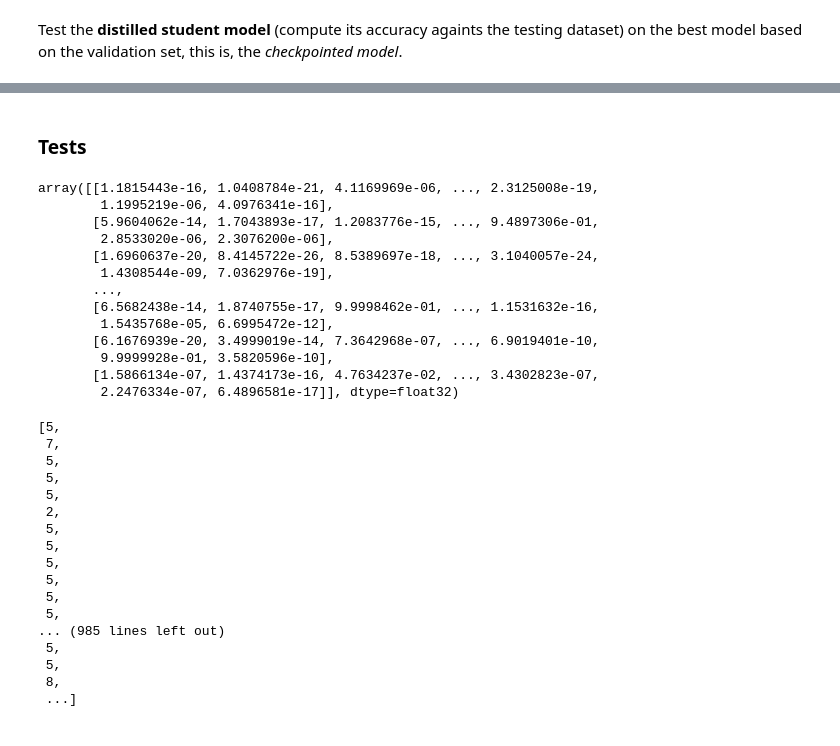
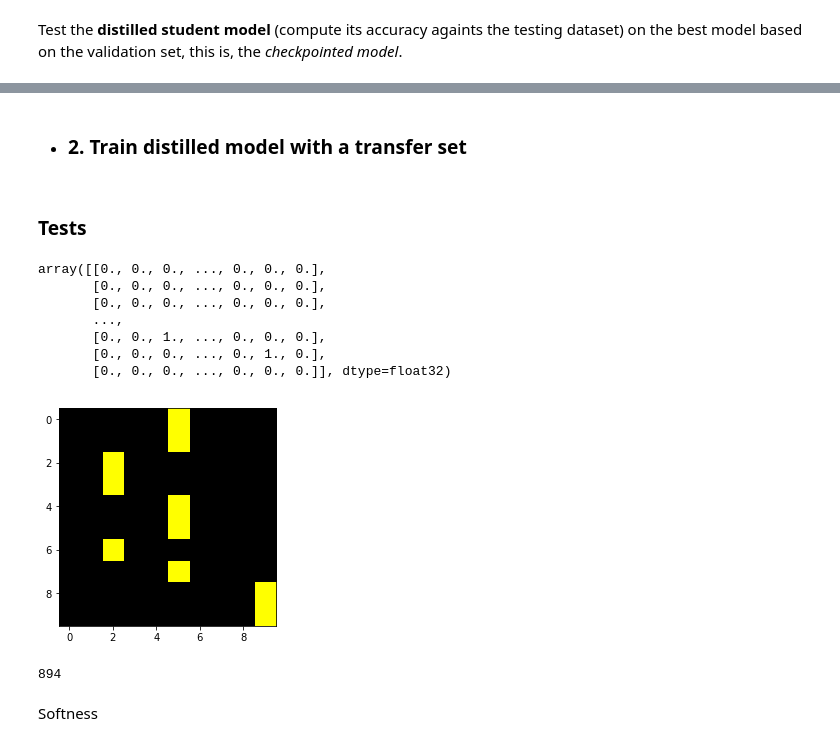
Before and after one commit to andoresu47/DeepLearning-Project, a Jupyter notebook: tensorflow/Playground.ipynb, the cells around one changed output, grey strips where cells are left out. Drawn from its saved outputs; the diff is of its cells as text; code cells hidden in the pictures.

```diff
--- a/tensorflow/Playground.ipynb
+++ b/tensorflow/Playground.ipynb
@@ -246,7 +260,8 @@ teacher_model = model.BigModel(num_steps=num_steps,
                                learning_rate=learning_rate,
                                temperature=temperature,
                                dropoutprob=dropout,
-                               checkpoint_dir="teachercpt",
+                               checkpoint_dir=checkpoint_dir,
+                               log_dir=log_dir,
                                model_type="teacher");
 # Start tf session
 teacher_model.start_session()
@@ -270,12 +282,16 @@ checkpoint_dir="ex1_dstudentcpt"
+# %%
+checkpoint_dir="ex1_dstudentcpt_t8000_gd"
+log_dir=checkpoint_dir + "\logs"
 # %% [markdown]
 Student model definition:
 # %%
-student_model = model.SmallModel(num_steps=num_steps,
+student_model = model.SmallModel(num_steps=5000,
                                  batch_size=batch_size,
-                                 learning_rate=learning_rate,
-                                 temperature=temperature,
-                                 dropoutprob=dropout,
+                                 learning_rate=0.0000001,
+                                 temperature=8000,
+                                 dropoutprob=0,
                                  checkpoint_dir=checkpoint_dir,
+                                 log_dir=log_dir,
                                  model_type="student");
 # %% [markdown]
 Training:
@@ -321,6 +338,8 @@ Testing Accuracy: 0.0
 # Close current tf sessions
 teacher_model.close_session()
 student_model.close_session()
+# %% [markdown]
+- ### 2. Train distilled model with a transfer set
 # %% [markdown]
 ### Tests
 # %%
@@ -331,38 +349,24 @@ test_images, test_labels = dataset.get_test_data()
 # %%
-res = student_model.predict(test_images_ex)
-res
+res3 = student_model.predict(test_images_ex)
+res3
 # %% [output]
-array([[1.1815443e-16, 1.0408784e-21, 4.1169969e-06, ..., 2.3125008e-19,
-        1.1995219e-06, 4.0976341e-16],
-       [5.9604062e-14, 1.7043893e-17, 1.2083776e-15, ..., 9.4897306e-01,
-        2.8533020e-06, 2.3076200e-06],
-       [1.6960637e-20, 8.4145722e-26, 8.5389697e-18, ..., 3.1040057e-24,
-        1.4308544e-09, 7.0362976e-19],
+array([[0., 0., 0., ..., 0., 0., 0.],
+       [0., 0., 0., ..., 0., 0., 0.],
+       [0., 0., 0., ..., 0., 0., 0.],
        ...,
-       [6.5682438e-14, 1.8740755e-17, 9.9998462e-01, ..., 1.1531632e-16,
-        1.5435768e-05, 6.6995472e-12],
-       [6.1676939e-20, 3.4999019e-14, 7.3642968e-07, ..., 6.9019401e-10,
-        9.9999928e-01, 3.5820596e-10],
-       [1.5866134e-07, 1.4374173e-16, 4.7634237e-02, ..., 3.4302823e-07,
-        2.2476334e-07, 6.4896581e-17]], dtype=float32)
+       [0., 0., 1., ..., 0., 0., 0.],
+       [0., 0., 0., ..., 0., 1., 0.],
+       [0., 0., 0., ..., 0., 0., 0.]], dtype=float32)
+# %%
+plt.imshow(res3[10:20], cmap='gnuplot', interpolation='nearest')
+plt.show()
+# %% [output]
+[figure, added]
 # %%
-labels = [np.argmax(x) for x in res]
-labels
+labels = [np.argmax(x) for x in res3];
-# %% [output]
-[5,
- 7,
- 5,
- 5,
- 5,
- 2,
- 5,
- 5,
- 5,
- 5,
- 5,
- 5,
-... (985 lines left out)
- 5,
- 5,
- 8,
- ...]
+# %%
+len([x for x in labels if x != 3])
+# %% [output]
+894
+# %% [markdown]
+Softness
```
Also changed, not shown: parts of 42 cells of this notebook, 2 other files.
